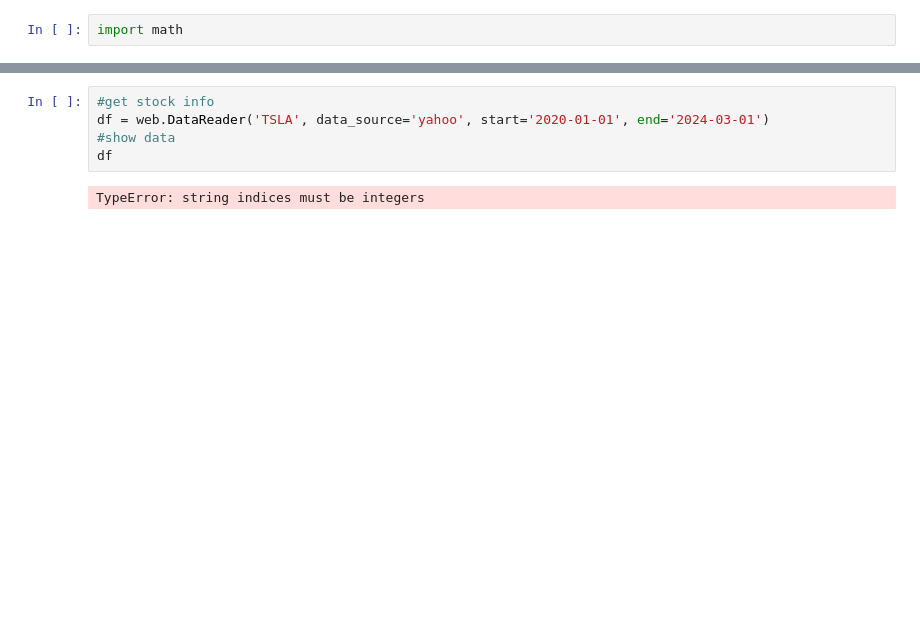
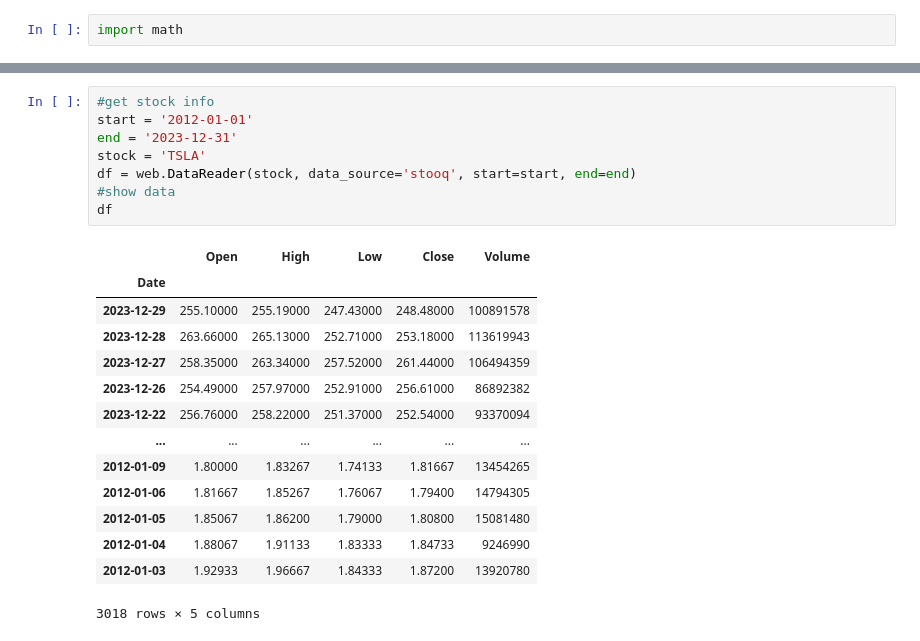
Before and after one commit to jeff0908/stock_predict, a Jupyter notebook: stock_prediction.ipynb, the cells around one changed output, grey strips where cells are left out. Cells and saved outputs as stored; diff of their text form; blank space fills up the shorter version.

```diff
--- a/stock_prediction.ipynb
+++ b/stock_prediction.ipynb
@@ -15,7 +29,23 @@ plt.style.use('fivethirtyeight')
 # %%
 #get stock info
-df = web.DataReader('TSLA', data_source='yahoo', start='2020-01-01', end='2024-03-01')
+start = '2012-01-01'
+end = '2023-12-31'
+stock = 'TSLA'
+df = web.DataReader(stock, data_source='stooq', start=start, end=end)
 #show data
 df
 # %% [output]
+|  | Open | High | Low | Close | Volume |
+| Date |  |  |  |  |  |
+| 2023-12-29 | 255.10000 | 255.19000 | 247.43000 | 248.48000 | 100891578 |
+| 2023-12-28 | 263.66000 | 265.13000 | 252.71000 | 253.18000 | 113619943 |
+| 2023-12-27 | 258.35000 | 263.34000 | 257.52000 | 261.44000 | 106494359 |
+| 2023-12-26 | 254.49000 | 257.97000 | 252.91000 | 256.61000 | 86892382 |
+| 2023-12-22 | 256.76000 | 258.22000 | 251.37000 | 252.54000 | 93370094 |
+| ... | ... | ... | ... | ... | ... |
+| 2012-01-09 | 1.80000 | 1.83267 | 1.74133 | 1.81667 | 13454265 |
+| 2012-01-06 | 1.81667 | 1.85267 | 1.76067 | 1.79400 | 14794305 |
+| 2012-01-05 | 1.85067 | 1.86200 | 1.79000 | 1.80800 | 15081480 |
+| 2012-01-04 | 1.88067 | 1.91133 | 1.83333 | 1.84733 | 9246990 |
+| 2012-01-03 | 1.92933 | 1.96667 | 1.84333 | 1.87200 | 13920780 |
-TypeError: string indices must be integers
+3018 rows × 5 columns
```
Also changed, not shown: parts of 3 cells of this notebook.
